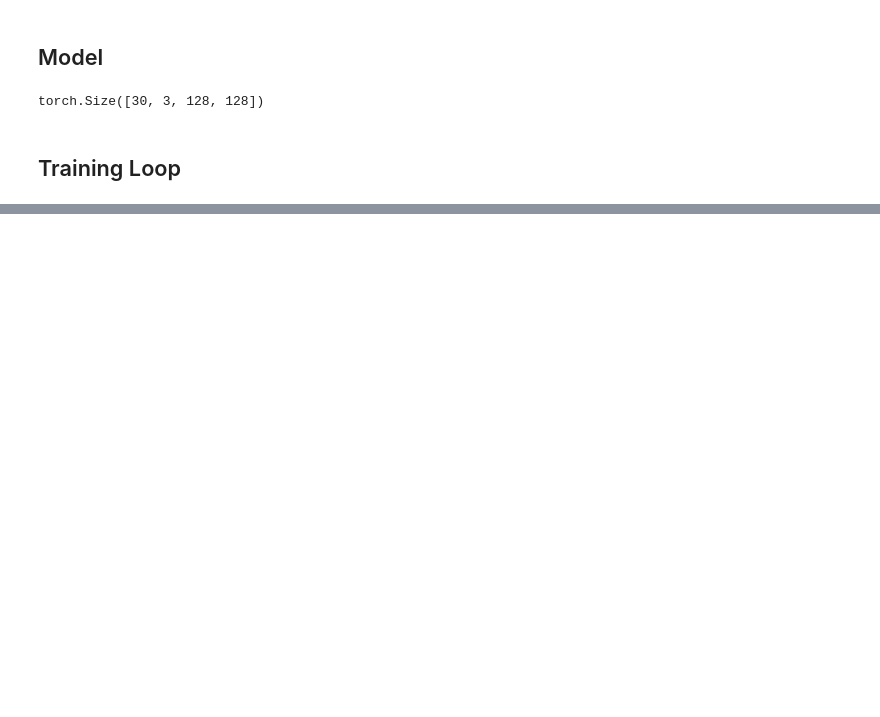
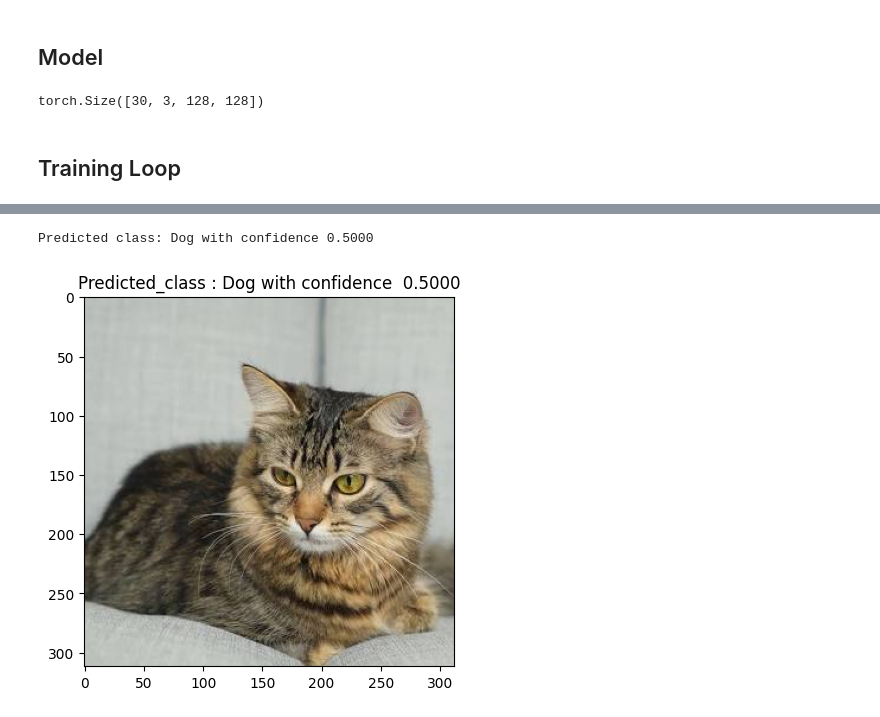
Before and after one commit to AbhishekWaghchaure/My_Practice, a Jupyter notebook: Torch/Computer Vision/Classification_cats_dogs.ipynb, the cells around one changed output, grey strips where cells are left out. Drawn from its saved outputs; the diff is of its cells as text; code cells hidden in the pictures; blank space fills up the shorter version.

```diff
--- a/Torch/Computer Vision/Classification_cats_dogs.ipynb
+++ b/Torch/Computer Vision/Classification_cats_dogs.ipynb
@@ -243,0 +221,11 @@ avg_val_accuracy = val_accuracy_sum / len(val_loader)
+# %%
+# transform = transforms.Compose([
+#     transforms.Resize((128, 128)),  # Resize all images to 128x128, you can adjust size
+#     transforms.ToTensor()
+# ])
+
+image_path = "/Users/abhishekwaghchaure/Downloads/Unknown"
+image = Image.open(image_path).convert("RGB")
+image = transform(image)
+image.unsqueeze(0) ## Batch dimension
+image.to(device = device)
@@ -243,0 +259,12 @@ avg_val_accuracy = val_accuracy_sum / len(val_loader)
+# %%
+predicted_class = 1 if prediction >= 0.5 else 0
+label_map = {0: "Cat", 1: "Dog"}
+print(f"Predicted class: {label_map[predicted_class]} with confidence {prediction:.4f}")
+# %% [output]
+Predicted class: Dog with confidence 0.5000
+# %%
+plt.imshow(Image.open(image_path))
+plt.title(f"Predicted_class : {label_map[predicted_class]} with confidence {prediction: .4f}")
+plt.show()
+# %% [output]
+[figure, added]
```
Also changed, not shown: parts of 17 cells of this notebook, 2 other files.
